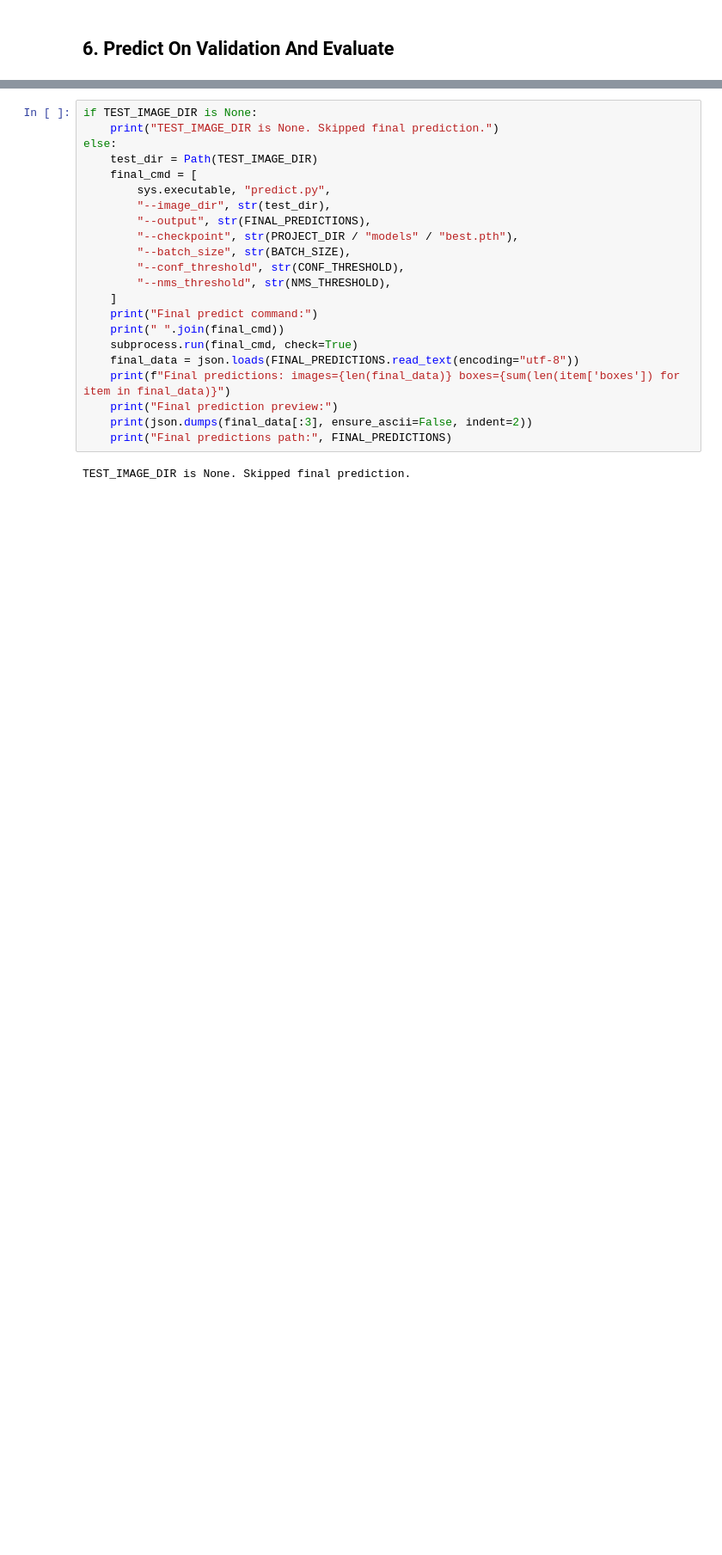
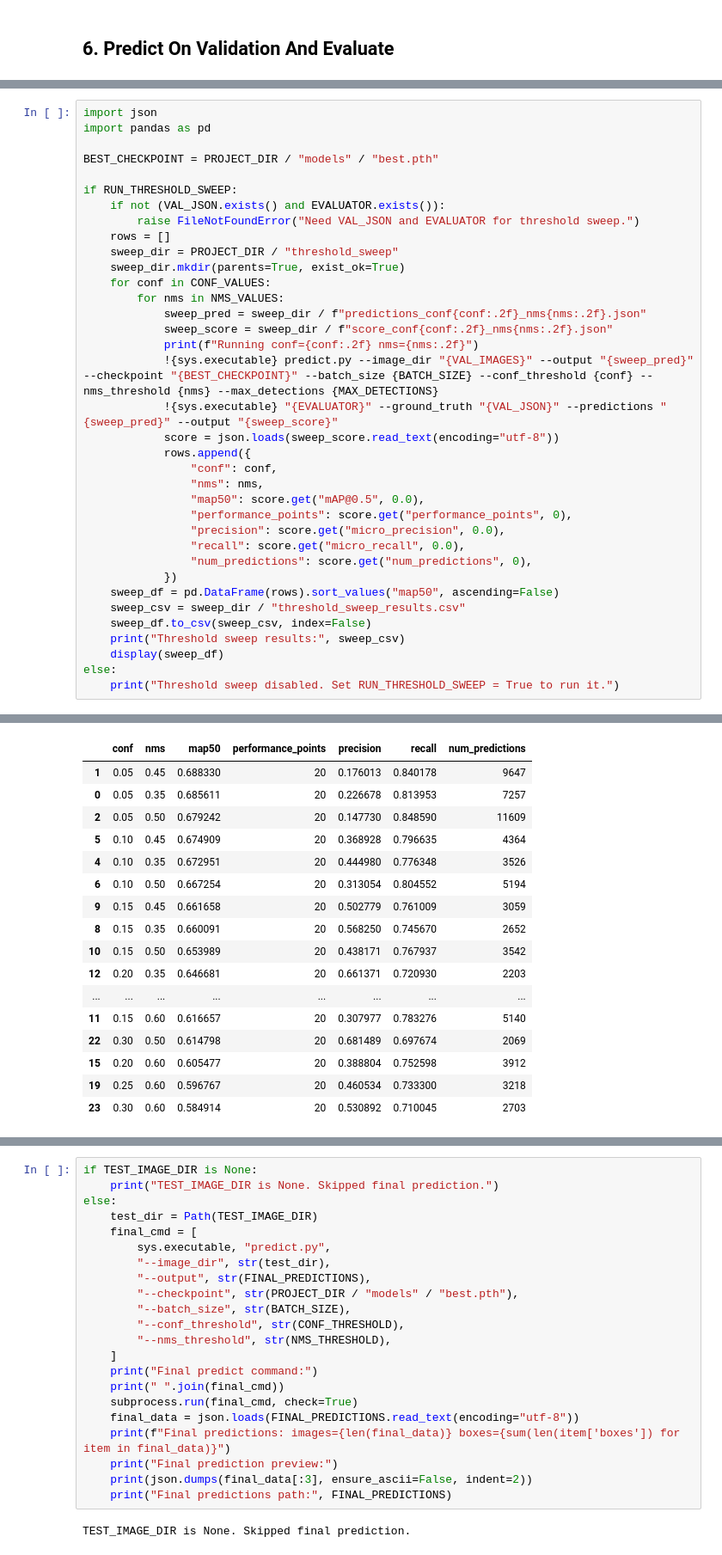
Before and after one commit to HoangDuonng1359/object-detection, a Jupyter notebook: object-detection-yolo-lite.ipynb, the cells around one changed output, grey strips where cells are left out. Shown at 86% size. Saved outputs shown, nothing was run; the diff lists cells and outputs as text; blank space fills up the shorter version.

```diff
--- a/object-detection-yolo-lite.ipynb
+++ b/object-detection-yolo-lite.ipynb
@@ -252,0 +261,37 @@ Prediction preview:
+# %%
+import json
+import pandas as pd
+
+BEST_CHECKPOINT = PROJECT_DIR / "models" / "best.pth"
+
+if RUN_THRESHOLD_SWEEP:
+    if not (VAL_JSON.exists() and EVALUATOR.exists()):
+        raise FileNotFoundError("Need VAL_JSON and EVALUATOR for threshold sweep.")
+    rows = []
+    sweep_dir = PROJECT_DIR / "threshold_sweep"
+    sweep_dir.mkdir(parents=True, exist_ok=True)
+    for conf in CONF_VALUES:
+        for nms in NMS_VALUES:
+            sweep_pred = sweep_dir / f"predictions_conf{conf:.2f}_nms{nms:.2f}.json"
+            sweep_score = sweep_dir / f"score_conf{conf:.2f}_nms{nms:.2f}.json"
+            print(f"Running conf={conf:.2f} nms={nms:.2f}")
+            !{sys.executable} predict.py --image_dir "{VAL_IMAGES}" --output "{sweep_pred}" --checkpoint "{BEST_CHECKPOINT}" --batch_size {BATCH_SIZE} --conf_threshold {conf} --nms_threshold {nms} --max_detections {MAX_DETECTIONS}
+            !{sys.executable} "{EVALUATOR}" --ground_truth "{VAL_JSON}" --predictions "{sweep_pred}" --output "{sweep_score}"
+            score = json.loads(sweep_score.read_text(encoding="utf-8"))
+            rows.append({
+                "conf": conf,
+                "nms": nms,
+                "map50": score.get("mAP@0.5", 0.0),
+                "performance_points": score.get("performance_points", 0),
+                "precision": score.get("micro_precision", 0.0),
+                "recall": score.get("micro_recall", 0.0),
+                "num_predictions": score.get("num_predictions", 0),
+            })
+    sweep_df = pd.DataFrame(rows).sort_values("map50", ascending=False)
+    sweep_csv = sweep_dir / "threshold_sweep_results.csv"
+    sweep_df.to_csv(sweep_csv, index=False)
+    print("Threshold sweep results:", sweep_csv)
+    display(sweep_df)
+else:
+    print("Threshold sweep disabled. Set RUN_THRESHOLD_SWEEP = True to run it.")
+# %% [output]
@@ -253 +315,18 @@ Prediction preview:
+|  | conf | nms | map50 | performance_points | precision | recall | num_predictions |
+| 1 | 0.05 | 0.45 | 0.688330 | 20 | 0.176013 | 0.840178 | 9647 |
+| 0 | 0.05 | 0.35 | 0.685611 | 20 | 0.226678 | 0.813953 | 7257 |
+| 2 | 0.05 | 0.50 | 0.679242 | 20 | 0.147730 | 0.848590 | 11609 |
+| 5 | 0.10 | 0.45 | 0.674909 | 20 | 0.368928 | 0.796635 | 4364 |
+| 4 | 0.10 | 0.35 | 0.672951 | 20 | 0.444980 | 0.776348 | 3526 |
+| 6 | 0.10 | 0.50 | 0.667254 | 20 | 0.313054 | 0.804552 | 5194 |
+| 9 | 0.15 | 0.45 | 0.661658 | 20 | 0.502779 | 0.761009 | 3059 |
+| 8 | 0.15 | 0.35 | 0.660091 | 20 | 0.568250 | 0.745670 | 2652 |
+| 10 | 0.15 | 0.50 | 0.653989 | 20 | 0.438171 | 0.767937 | 3542 |
+| 12 | 0.20 | 0.35 | 0.646681 | 20 | 0.661371 | 0.720930 | 2203 |
+| ... | ... | ... | ... | ... | ... | ... | ... |
+| 11 | 0.15 | 0.60 | 0.616657 | 20 | 0.307977 | 0.783276 | 5140 |
+| 22 | 0.30 | 0.50 | 0.614798 | 20 | 0.681489 | 0.697674 | 2069 |
+| 15 | 0.20 | 0.60 | 0.605477 | 20 | 0.388804 | 0.752598 | 3912 |
+| 19 | 0.25 | 0.60 | 0.596767 | 20 | 0.460534 | 0.733300 | 3218 |
+| 23 | 0.30 | 0.60 | 0.584914 | 20 | 0.530892 | 0.710045 | 2703 |
 # %% [markdown]
```
Also changed, not shown: parts of 11 cells of this notebook, 4 other files.
